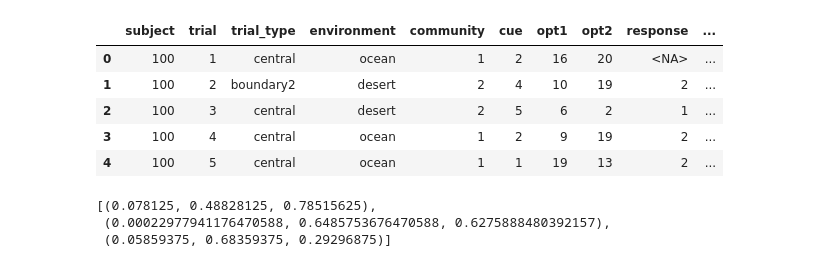
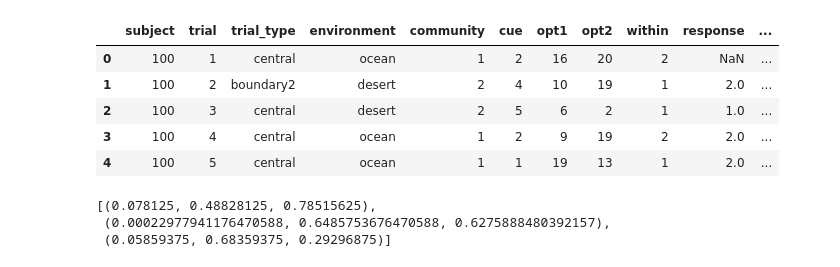
Before and after one commit to prestonlab/tesser, a Jupyter notebook: jupyter/plot_induct.ipynb, the cells around one changed output. Saved outputs shown, nothing was run; the diff lists cells and outputs as text; code cells hidden in the pictures.

```diff
--- a/jupyter/plot_induct.ipynb
+++ b/jupyter/plot_induct.ipynb
@@ -4,21 +4,23 @@ import numpy as np
 from scipy import stats
 import matplotlib.pyplot as plt
 import seaborn as sns
-from tesser import util
+from mindstorm import statplot
+from tesser import tasks
 from tesser import figures
 
-data_dir = '/Users/morton/Dropbox/tesser_successor/Data'
-fig_dir = '/Users/morton/Dropbox/tesser_successor/Figures/plots'
+main_dir = os.environ['TESSER_DIR']
+data_dir = os.path.join(main_dir, 'Data')
+fig_dir = os.path.join(main_dir, 'Figures', 'plots')
 # %%
-induct = util.load_induct(data_dir)
+induct = tasks.load_induct(data_dir)
 induct.head()
 # %% [output]
-|  | subject | trial | trial_type | environment | community | cue | opt1 | opt2 | response | ... |
-| 0 | 100 | 1 | central | ocean | 1 | 2 | 16 | 20 | <NA> | ... |
-| 1 | 100 | 2 | boundary2 | desert | 2 | 4 | 10 | 19 | 2 | ... |
-| 2 | 100 | 3 | central | desert | 2 | 5 | 6 | 2 | 1 | ... |
-| 3 | 100 | 4 | central | ocean | 1 | 2 | 9 | 19 | 2 | ... |
-| 4 | 100 | 5 | central | ocean | 1 | 1 | 19 | 13 | 2 | ... |
+|  | subject | trial | trial_type | environment | community | cue | opt1 | opt2 | within | response | ... |
+| 0 | 100 | 1 | central | ocean | 1 | 2 | 16 | 20 | 2 | NaN | ... |
+| 1 | 100 | 2 | boundary2 | desert | 2 | 4 | 10 | 19 | 1 | 2.0 | ... |
+| 2 | 100 | 3 | central | desert | 2 | 5 | 6 | 2 | 1 | 1.0 | ... |
+| 3 | 100 | 4 | central | ocean | 1 | 2 | 9 | 19 | 2 | 2.0 | ... |
+| 4 | 100 | 5 | central | ocean | 1 | 1 | 19 | 13 | 1 | 2.0 | ... |
 # %%
 m = (induct.groupby(['subject', 'trial_type'])['correct'].mean() - .5) * 2
 # %%
```
Also changed, not shown: parts of 2 cells of this notebook, 2 other files.
